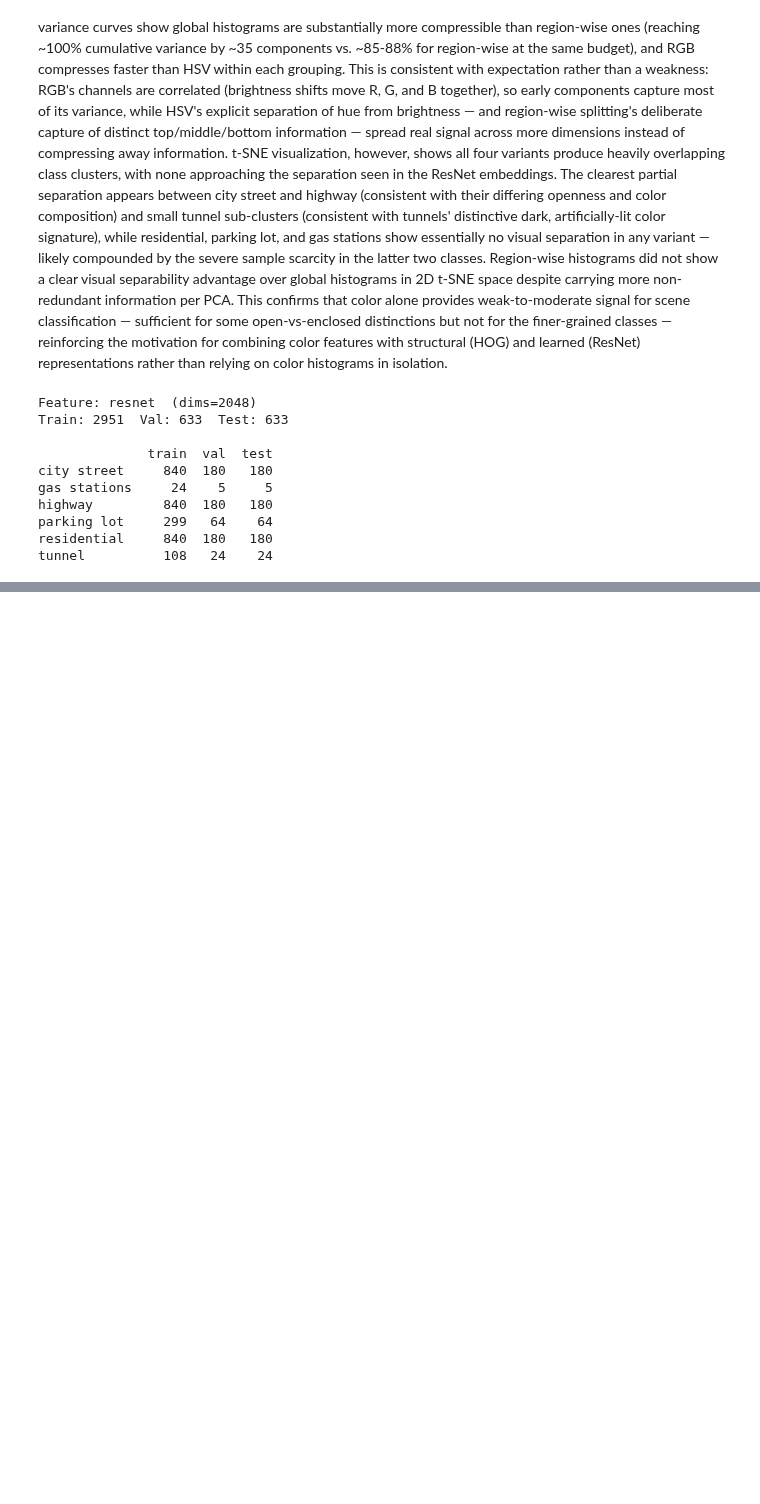
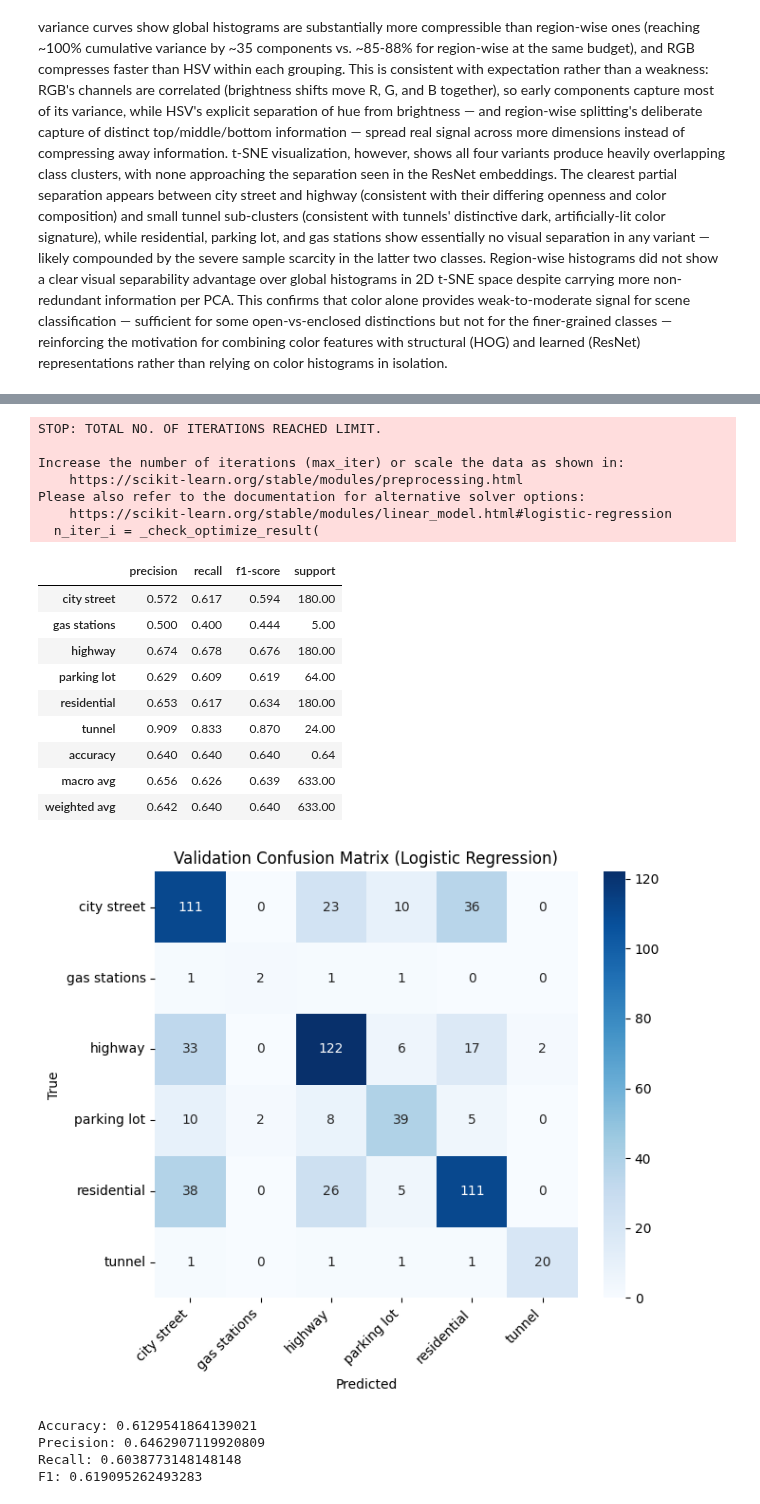
Before and after one commit to DavidEGriffin/datasci-281-project, a Jupyter notebook: Feature_Extraction_Combined.ipynb, the cells around one changed output, grey strips where cells are left out. Drawn from its saved outputs; the diff is of its cells as text; code cells hidden in the pictures; blank space fills up the shorter version.

```diff
--- a/Feature_Extraction_Combined.ipynb
+++ b/Feature_Extraction_Combined.ipynb
@@ -367,30 +581,56 @@ def get_splits(feature_name,results, y, test_size= 0.15, val_size = 0.15, random
 
   return X_train, X_val, X_test, Y_train, Y_val, Y_test
 # %%
+def plot_confusion_matrix(y_true, y_pred, title="Confusion Matrix"):
+    labels = sorted(set(y_true) | set(y_pred))
+    cm = confusion_matrix(y_true, y_pred, labels=labels)
+
+    plt.figure(figsize=(7, 6))
+    sns.heatmap(cm, annot=True, fmt='d', cmap='Blues',
+                xticklabels=labels, yticklabels=labels)
+    plt.xlabel('Predicted')
+    plt.ylabel('True')
+    plt.title(title)
+    plt.xticks(rotation=45, ha='right')
+    plt.tight_layout()
+    plt.show()
+
+def print_classification_report(y_true, y_pred):
+    report = classification_report(y_true, y_pred, output_dict=True)
+    report_df = pd.DataFrame(report).transpose().round(3)
+    display(report_df)
-# %% [output]
-Feature: resnet  (dims=2048)
-Train: 2951  Val: 633  Test: 633
-
-              train  val  test
-city street     840  180   180
-gas stations     24    5     5
-highway         840  180   180
-parking lot     299   64    64
-residential     840  180   180
-tunnel          108   24    24
 # %%
 from sklearn.linear_model import LogisticRegression
-from sklearn.metrics import accuracy_score, confusion_matrix,precision_score, recall_score,f1_score,roc_curve, roc_auc_score
+from sklearn.metrics import accuracy_score, confusion_matrix,precision_score, recall_score,f1_score,roc_curve, roc_auc_score, classification_report
 
 X_train, X_val, X_test, y_train, y_val, y_test = get_splits('resnet', results, y)
 
-model= LogisticRegression(max_iter=1000)
+log_model= LogisticRegression(solver = 'lbfgs')
 
-model.fit(X_train, y_train)
+log_model.fit(X_train, y_train)
 
-y_pred= model.predict(X_test)
+y_val_pred = log_model.predict(X_val)
+
+print(f"Accuracy: {accuracy_score(y_val, y_val_pred)}")
+print(f"Precision: {precision_score(y_val, y_val_pred, average='macro')}")
+print(f"Recall: {recall_score(y_val, y_val_pred, average='macro')}")
+print(f"F1: {f1_score(y_val, y_val_pred, average='macro')}")
+cm = confusion_matrix(y_val, y_val_pred)
+# print(cm)
+# print( classification_report(y_val, y_val_pred))
+print_classification_report(y_val, y_val_pred)
+plot_confusion_matrix(y_val, y_val_pred, title="Validation Confusion Matrix (Logistic Regression)")
+
+
+y_pred= log_model.predict(X_test)
 
 print(f"Accuracy: {accuracy_score(y_test, y_pred)}")
+print(f"Precision: {precision_score(y_test, y_pred, average='macro')}")
+print(f"Recall: {recall_score(y_test, y_pred, average='macro')}")
+print(f"F1: {f1_score(y_test, y_pred, average='macro')}")
 cm = confusion_matrix(y_test, y_pred)
-print(cm)
+# print(cm)
+# print( classification_report(y_test, y_pred))
+print_classification_report(y_test, y_pred)
+plot_confusion_matrix(y_test, y_pred, title="Test Confusion Matrix (Logistic Regression)")
 # %% [output]
@@ -413,0 +641,22 @@ Accuracy: 0.6097946287519748
+STOP: TOTAL NO. OF ITERATIONS REACHED LIMIT.
+
+Increase the number of iterations (max_iter) or scale the data as shown in:
+    https://scikit-learn.org/stable/modules/preprocessing.html
+Please also refer to the documentation for alternative solver options:
+    https://scikit-learn.org/stable/modules/linear_model.html#logistic-regression
+  n_iter_i = _check_optimize_result(
+|  | precision | recall | f1-score | support |
+| city street | 0.572 | 0.617 | 0.594 | 180.00 |
+| gas stations | 0.500 | 0.400 | 0.444 | 5.00 |
+| highway | 0.674 | 0.678 | 0.676 | 180.00 |
+| parking lot | 0.629 | 0.609 | 0.619 | 64.00 |
+| residential | 0.653 | 0.617 | 0.634 | 180.00 |
+| tunnel | 0.909 | 0.833 | 0.870 | 24.00 |
+| accuracy | 0.640 | 0.640 | 0.640 | 0.64 |
+| macro avg | 0.656 | 0.626 | 0.639 | 633.00 |
+| weighted avg | 0.642 | 0.640 | 0.640 | 633.00 |
+[figure, added]
+Accuracy: 0.6129541864139021
+Precision: 0.6462907119920809
+Recall: 0.6038773148148148
+F1: 0.619095262493283
```
Also changed, not shown: parts of 13 cells of this notebook.
